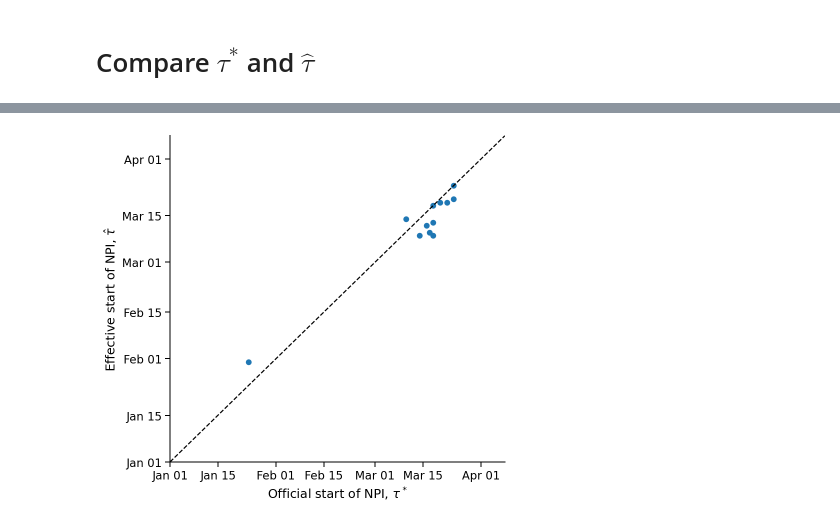
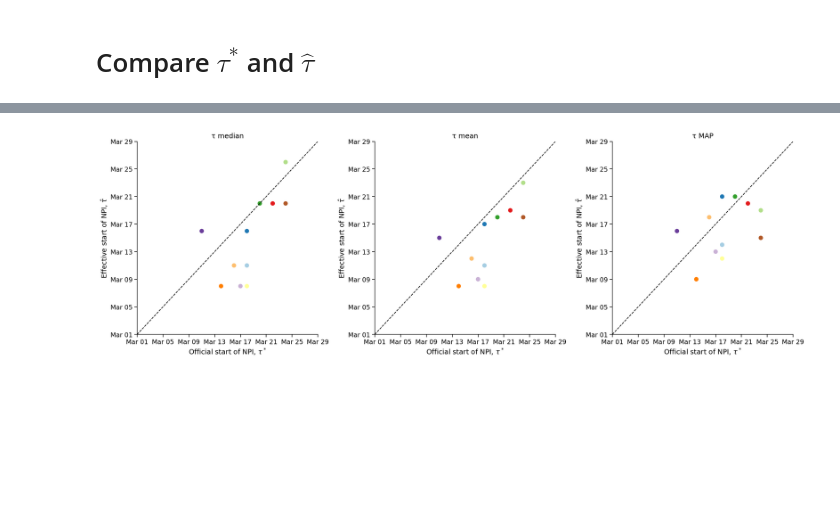
Before and after one commit to yoavram-lab/EffectiveNPI, a Jupyter notebook: src/Fig1.ipynb, the cells around one changed output, grey strips where cells are left out. Drawn from its saved outputs; the diff is of its cells as text; code cells hidden in the pictures; blank space fills up the shorter version.

```diff
--- a/src/Fig1.ipynb
+++ b/src/Fig1.ipynb
@@ -16,6 +21,7 @@ def int_to_dt(t):
 # %%
-output_folder = '../output/2020-04-28'
-table_path = os.path.join(output_folder, 'tables', 'all-countries.csv')
+job_id = '2020-05-09-deltat0-more-steps-normal'
+output_folder = r'/Users/yoavram/Library/Mobile Documents/com~apple~CloudDocs/EffectiveNPI-Data/output/{}'.format(job_id)
+table_path = os.path.join(output_folder, 'tables', 'all-countries-{}.csv'.format(job_id))
 df = pd.read_csv(table_path)
 df = df.rename(columns={'official_τ': 'τ official'})
 df['country'] = df['country'].str.replace("_", " ")
@@ -42,3 +52,7 @@ Index(['country', 'DIC', 'N', 'p_steps', 'p_tau_model', 'p_Td1', 'p_Td2',
+# %%
+countries = df['country'].unique()
+country_color = {country: colors[i] for i, country in enumerate(countries)}
+df['color'] = [country_color[country] for country in df['country']]
 # %%
 def date_to_int(x):
     dt = datetime.strptime(x + ' 2020', '%b %d %Y')
@@ -50,11 +64,14 @@ def date_to_date(x):
 
 df['τ mean days'] = [date_to_int(x) for x in df['τ mean']]
 df['τ median days'] = [date_to_int(x) for x in df['τ median']]
+df['τ MAP days'] = [date_to_int(x) for x in df['τ MAP']]
 df['τ official days'] = [date_to_int(x) for x in df['τ official']]
 df['τ official - mean days'] = df['τ official days'] - df['τ mean days']
 df['τ official - median days'] = df['τ official days'] - df['τ median days']
+df['τ official - MAP days'] = df['τ official days'] - df['τ MAP days']
 df['τ mean'] = [date_to_date(x) for x in df['τ mean']]
 df['τ median'] = [date_to_date(x) for x in df['τ median']]
+df['τ MAP'] = [date_to_date(x) for x in df['τ MAP']]
 df['τ official'] = [date_to_date(x) for x in df['τ official']]
 
 df.head()
@@ -109,22 +112,25 @@ df[['τ mean days', 'τ median days', 'τ official days']].corr()
 # %%
-date_range = [datetime(2020, 1, 1) + timedelta(weeks=2*i) for i in range(8)]
+date_range = [datetime(2020, 3, 1) + timedelta(weeks=2*i) for i in range(3)]
 date_formatter = mpl.dates.DateFormatter('%b %d')
 # %%
-fig, ax = plt.subplots(figsize=(6, 6))
-ax.plot('τ official', 'τ mean', 'o', data=df)
-plt.plot(date_range, date_range, '--k')
-ax.set(
-    xlabel=r'Official start of NPI, $\tau^*$',
-    ylabel=r'Effective start of NPI, $\hat{\tau}$',
-    xlim=(min(date_range), max(date_range)),
-    ylim=(min(date_range), max(date_range)),
-#     xticks=date_range[::2],
-#     yticks=date_range[::2],
-)
-ax.xaxis.set_major_formatter(date_formatter)
-ax.yaxis.set_major_formatter(date_formatter)
+fig, axes = plt.subplots(1, 3, figsize=(18, 6))
+for feature, ax in zip(['τ median', 'τ mean', 'τ MAP'], axes.flat):
+    ax.scatter('τ official', feature, c='color', s=50, data=df)
+    ax.plot(date_range, date_range, '--k')
+    ax.set(
+        title=feature,
+        xlabel=r'Official start of NPI, $\tau^*$',
+        ylabel=r'Effective start of NPI, $\hat{\tau}$',
+        xlim=(min(date_range), max(date_range)),
+        ylim=(min(date_range), max(date_range)),
+    #     xticks=date_range[::2],
+    #     yticks=date_range[::2],
+    )
+    ax.xaxis.set_major_formatter(date_formatter)
+    ax.yaxis.set_major_formatter(date_formatter)
+fig.tight_layout()
 sns.despine()
 # %% [output]
-[figure, old version]
+[figure, new version]
 # %%
 col = 'τ official - median days'
```
Also changed, not shown: parts of 8 cells of this notebook.
